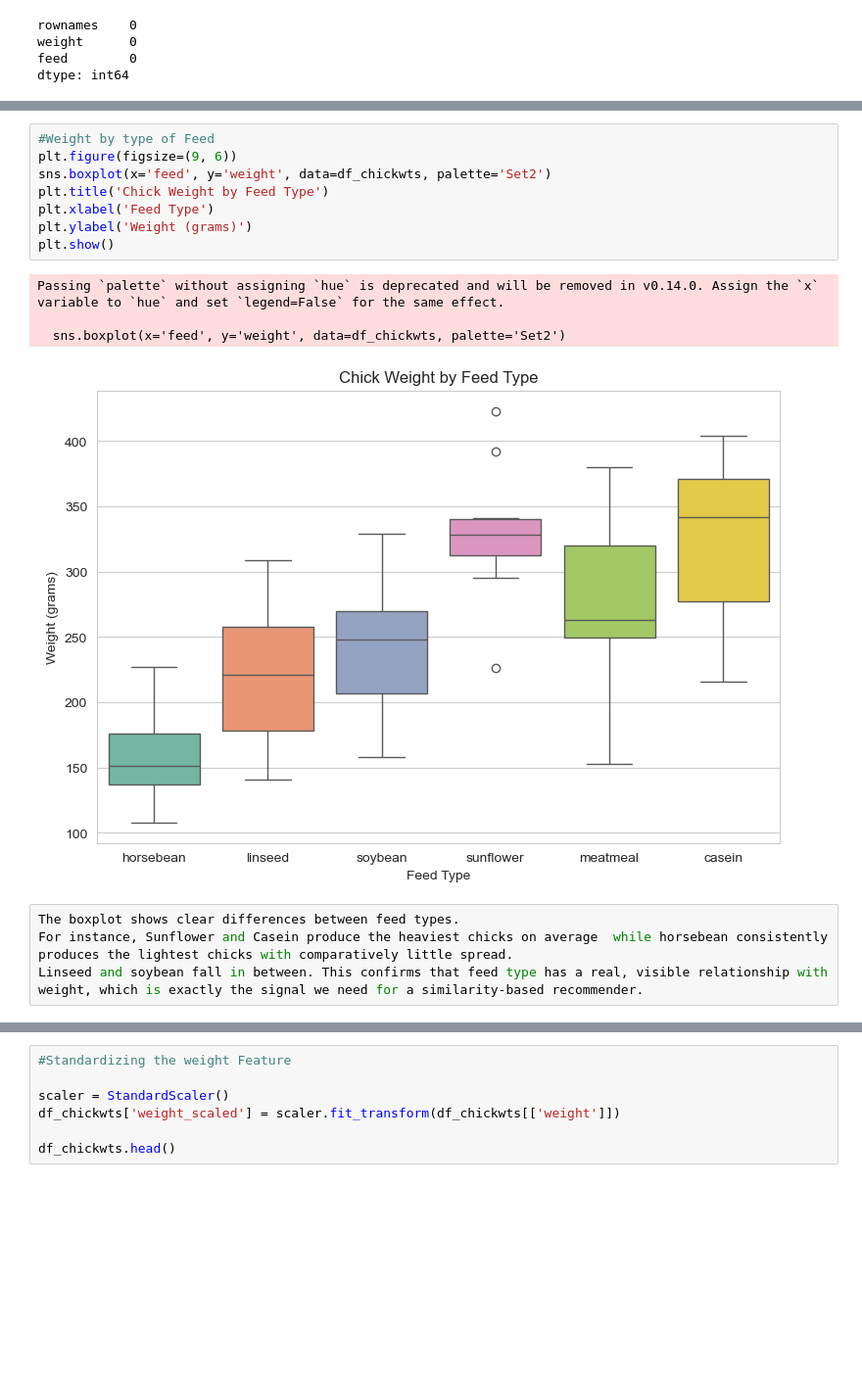
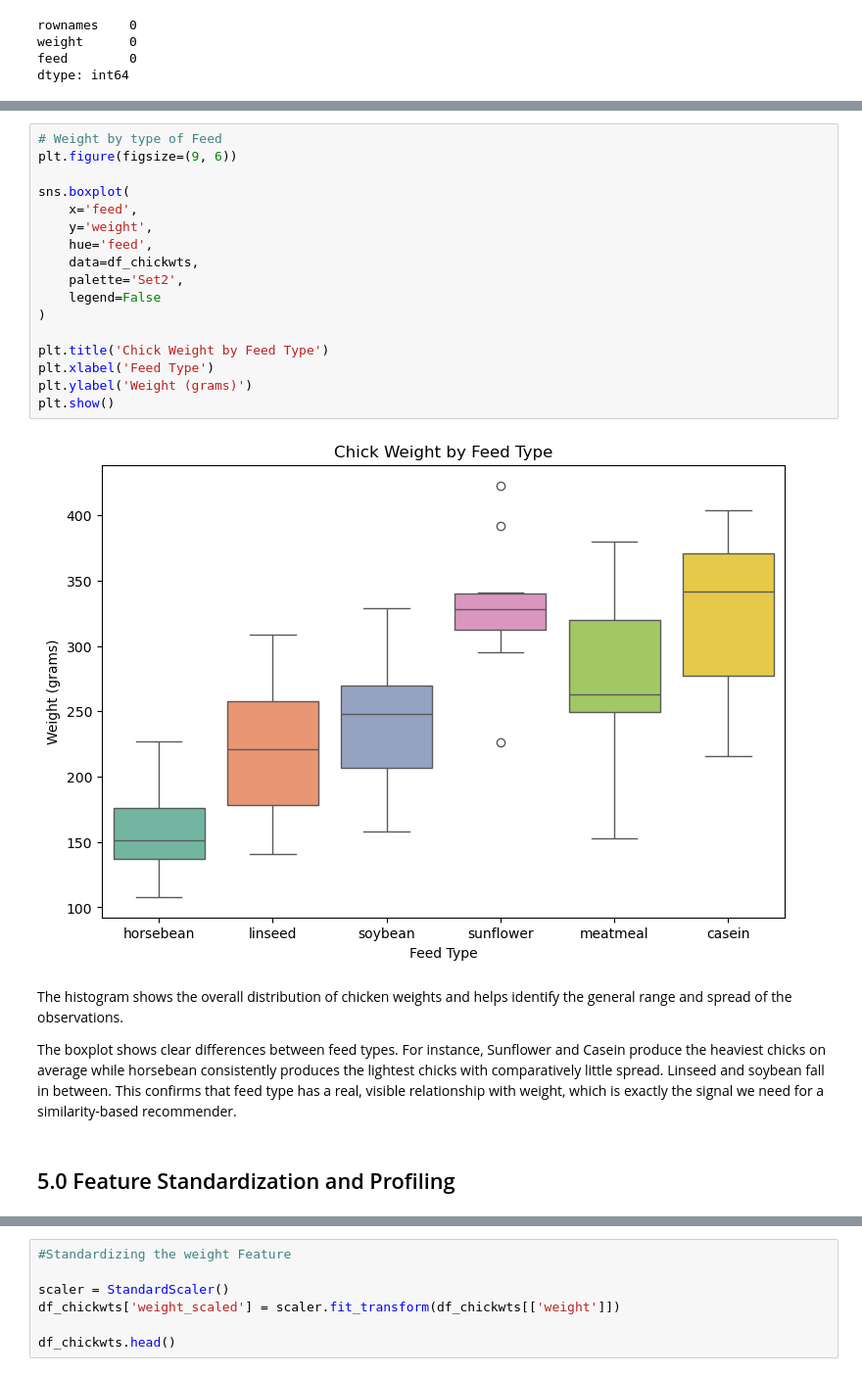
Before and after one commit to pkiar/Data-Science-Classification-Recommendation-systems-and-Clustering., a Jupyter notebook: Recommendation_System/Chickwts.ipynb, the cells around one changed output, grey strips where cells are left out. Shown at 98% size. Cells and saved outputs as stored; diff of their text form; blank space fills up the shorter version.

```diff
--- a/Recommendation_System/Chickwts.ipynb
+++ b/Recommendation_System/Chickwts.ipynb
@@ -83,17 +162,27 @@ plt.show()
 # %%
-#Weight by type of Feed
+# Weight by type of Feed
 plt.figure(figsize=(9, 6))
-sns.boxplot(x='feed', y='weight', data=df_chickwts, palette='Set2')
+
+sns.boxplot(
+    x='feed',
+    y='weight',
+    hue='feed',
+    data=df_chickwts,
+    palette='Set2',
+    legend=False
+)
+
 plt.title('Chick Weight by Feed Type')
 plt.xlabel('Feed Type')
 plt.ylabel('Weight (grams)')
 plt.show()
 # %% [output]
-Passing `palette` without assigning `hue` is deprecated and will be removed in v0.14.0. Assign the `x` variable to `hue` and set `legend=False` for the same effect.
-
-  sns.boxplot(x='feed', y='weight', data=df_chickwts, palette='Set2')
-[figure, old version]
+[figure, new version]
-# %%
-The boxplot shows clear differences between feed types.
-For instance, Sunflower and Casein produce the heaviest chicks on average  while horsebean consistently produces the lightest chicks with comparatively little spread.
-Linseed and soybean fall in between. This confirms that feed type has a real, visible relationship with weight, which is exactly the signal we need for a similarity-based recommender.
+# %% [markdown]
+The histogram shows the overall distribution of chicken weights and helps identify the general range and spread of the observations.
+
+The boxplot shows clear differences between feed types.
+For instance, Sunflower and Casein produce the heaviest chicks on average  while horsebean consistently produces the lightest chicks with comparatively little spread.
+Linseed and soybean fall in between. This confirms that feed type has a real, visible relationship with weight, which is exactly the signal we need for a similarity-based recommender.
+# %% [markdown]
+## 5.0 Feature Standardization and Profiling
```
Also changed, not shown: parts of 44 cells of this notebook, 1 other file.
